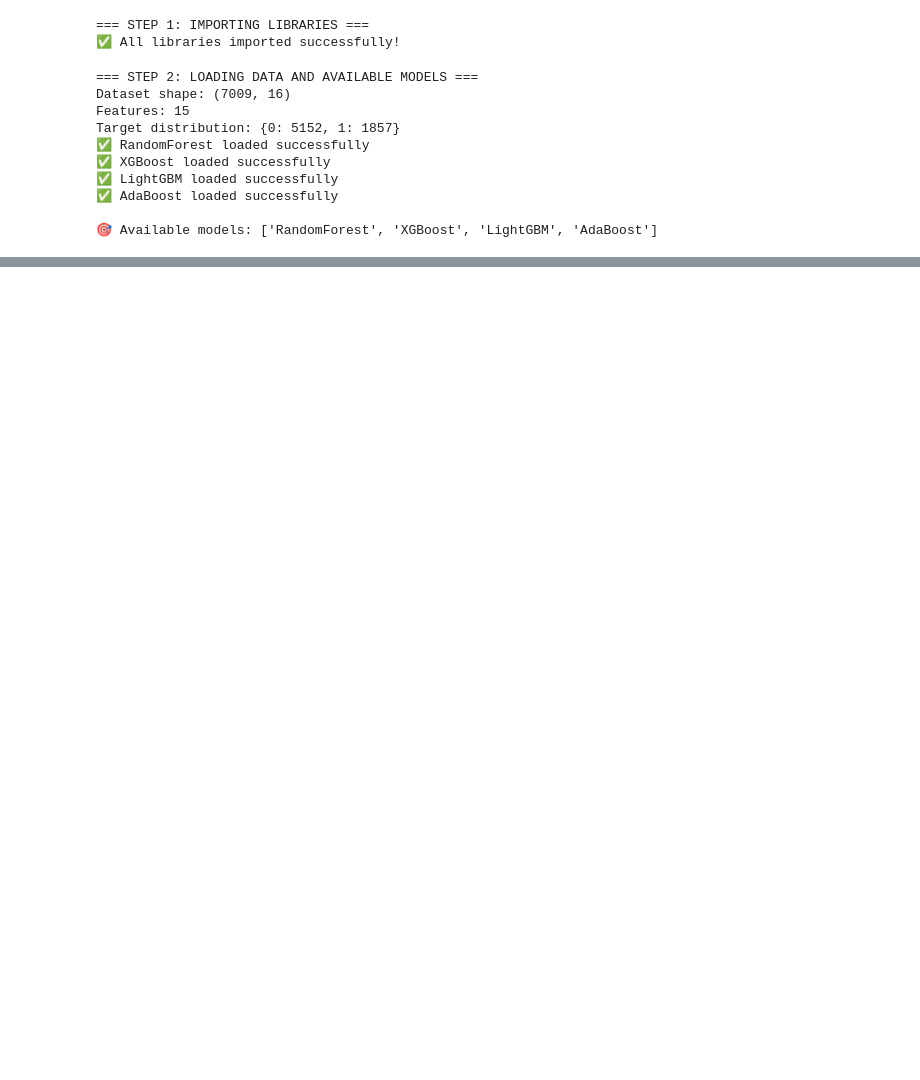
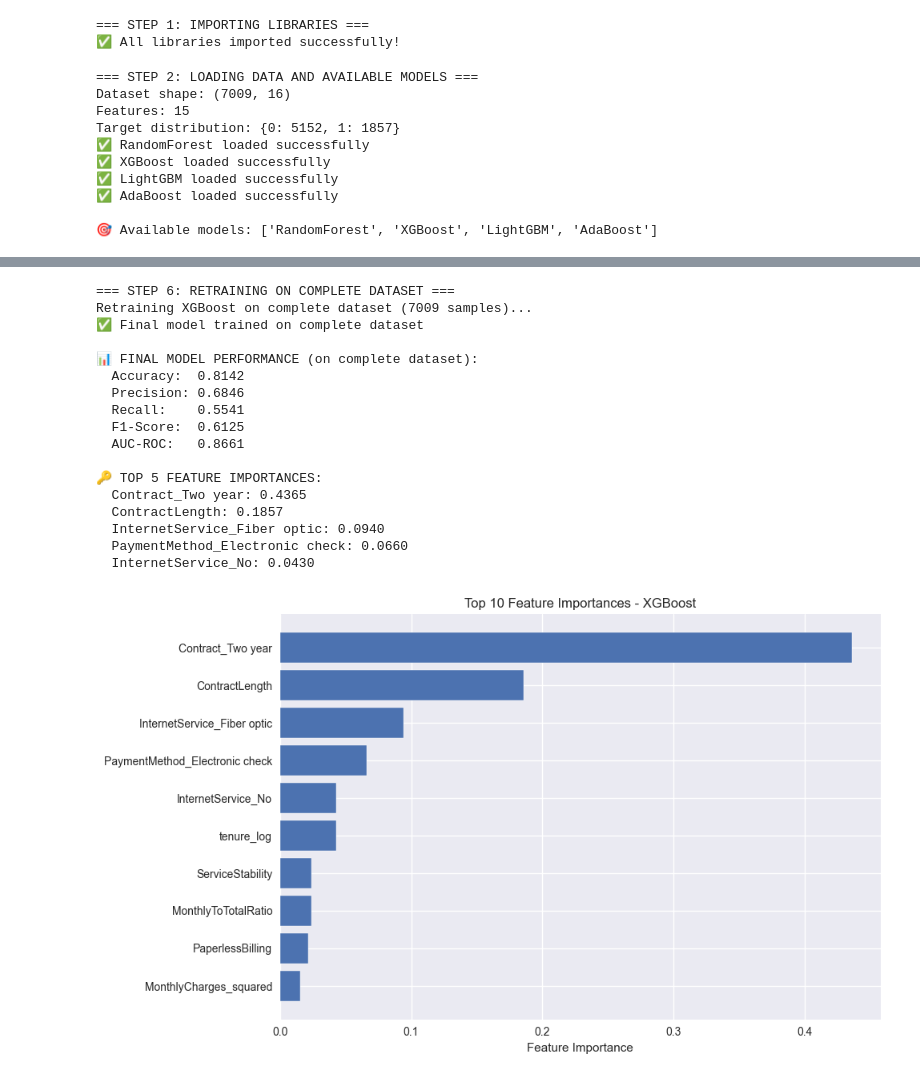
Before and after one commit to arosharandew/Machine-learning, a Jupyter notebook: notebooks/07_final_model.ipynb, the cells around one changed output, grey strips where cells are left out. Drawn from its saved outputs; the diff is of its cells as text; code cells hidden in the pictures; blank space fills up the shorter version.

Commit message:
new final model

```diff
--- a/notebooks/07_final_model.ipynb
+++ b/notebooks/07_final_model.ipynb
@@ -160,0 +320,71 @@ Evaluating AdaBoost...
+# %%
+# Step 6: Retrain on Complete Dataset
+print("=== STEP 6: RETRAINING ON COMPLETE DATASET ===")
+
+# Retrain the final model on the entire dataset
+print(f"Retraining {final_model_name} on complete dataset ({X.shape[0]} samples)...")
+
+final_model.fit(X, y)
+print("✅ Final model trained on complete dataset")
+
+# Make predictions on the same data for final metrics
+if hasattr(final_model, 'predict_proba'):
+    y_pred_proba = final_model.predict_proba(X)[:, 1]
+else:
+    y_pred_proba = final_model.predict(X)  # Fallback for models without predict_proba
+
+y_pred = final_model.predict(X)
+
+# Calculate final metrics
+final_accuracy = accuracy_score(y, y_pred)
+final_precision = precision_score(y, y_pred)
+final_recall = recall_score(y, y_pred)
+final_f1 = f1_score(y, y_pred)
+final_auc = roc_auc_score(y, y_pred_proba)
+
+print(f"\n📊 FINAL MODEL PERFORMANCE (on complete dataset):")
+print(f"  Accuracy:  {final_accuracy:.4f}")
+print(f"  Precision: {final_precision:.4f}")
+print(f"  Recall:    {final_recall:.4f}")
+print(f"  F1-Score:  {final_f1:.4f}")
+print(f"  AUC-ROC:   {final_auc:.4f}")
+
+# Feature importance (if available)
+if hasattr(final_model, 'feature_importances_'):
+    feature_importance = pd.DataFrame({
+        'feature': feature_names,
+        'importance': final_model.feature_importances_
+    }).sort_values('importance', ascending=False)
+
+    print(f"\n🔑 TOP 5 FEATURE IMPORTANCES:")
+    for i, row in feature_importance.head(5).iterrows():
+        print(f"  {row['feature']}: {row['importance']:.4f}")
+
+    # Plot feature importance
+    plt.figure(figsize=(10, 6))
+    top_features = feature_importance.head(10)
+    plt.barh(top_features['feature'], top_features['importance'])
+    plt.xlabel('Feature Importance')
+    plt.title(f'Top 10 Feature Importances - {final_model_name}')
+    plt.gca().invert_yaxis()
+    plt.tight_layout()
+    plt.show()
+# %% [output]
+=== STEP 6: RETRAINING ON COMPLETE DATASET ===
+Retraining XGBoost on complete dataset (7009 samples)...
+✅ Final model trained on complete dataset
+
+📊 FINAL MODEL PERFORMANCE (on complete dataset):
+  Accuracy:  0.8142
+  Precision: 0.6846
+  Recall:    0.5541
+  F1-Score:  0.6125
+  AUC-ROC:   0.8661
+
+🔑 TOP 5 FEATURE IMPORTANCES:
+  Contract_Two year: 0.4365
+  ContractLength: 0.1857
+  InternetService_Fiber optic: 0.0940
+  PaymentMethod_Electronic check: 0.0660
+  InternetService_No: 0.0430
+[figure, added]
```
Also changed, not shown: parts of 9 cells of this notebook.
